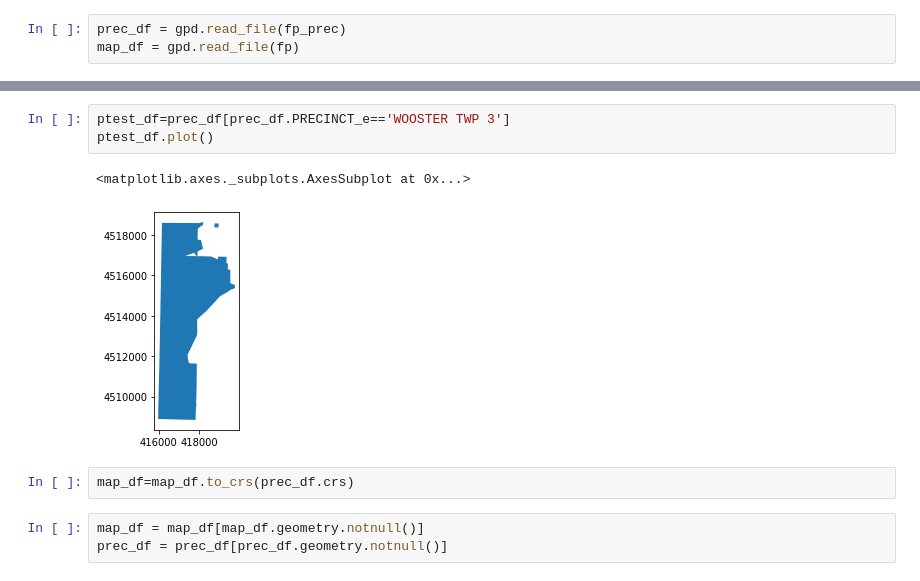
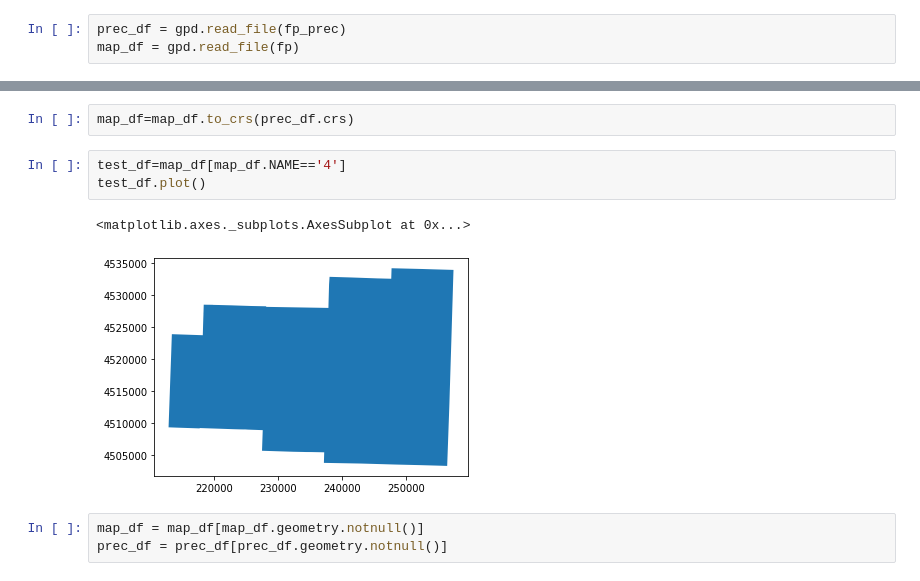
Before and after one commit to looperkr/canvassohio, a Jupyter notebook: notebooks/run_model.ipynb, the cells around one changed output, grey strips where cells are left out. Drawn from its saved outputs; the diff is of its cells as text.

```diff
--- a/notebooks/run_model.ipynb
+++ b/notebooks/run_model.ipynb
@@ -252,11 +260,11 @@ test_df.plot()
-# %%
-ptest_df=prec_df[prec_df.PRECINCT_e=='WOOSTER TWP 3']
-ptest_df.plot()
-# %% [output]
-<matplotlib.axes._subplots.AxesSubplot at 0x...>
-[figure, removed]
 # %%
 map_df=map_df.to_crs(prec_df.crs)
+# %%
+test_df=map_df[map_df.NAME=='4']
+test_df.plot()
+# %% [output]
+<matplotlib.axes._subplots.AxesSubplot at 0x...>
+[figure, added]
 # %%
 map_df = map_df[map_df.geometry.notnull()]
 prec_df = prec_df[prec_df.geometry.notnull()]
```
Also changed, not shown: parts of 16 cells of this notebook, 5 other files.
